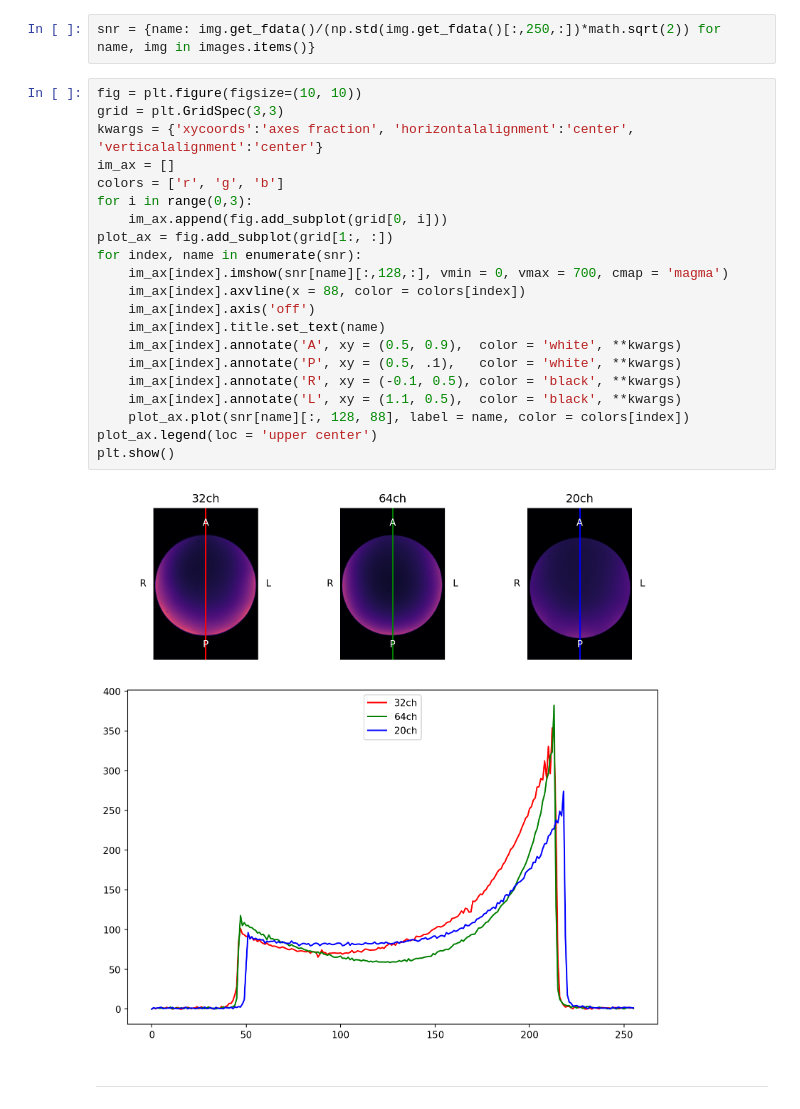
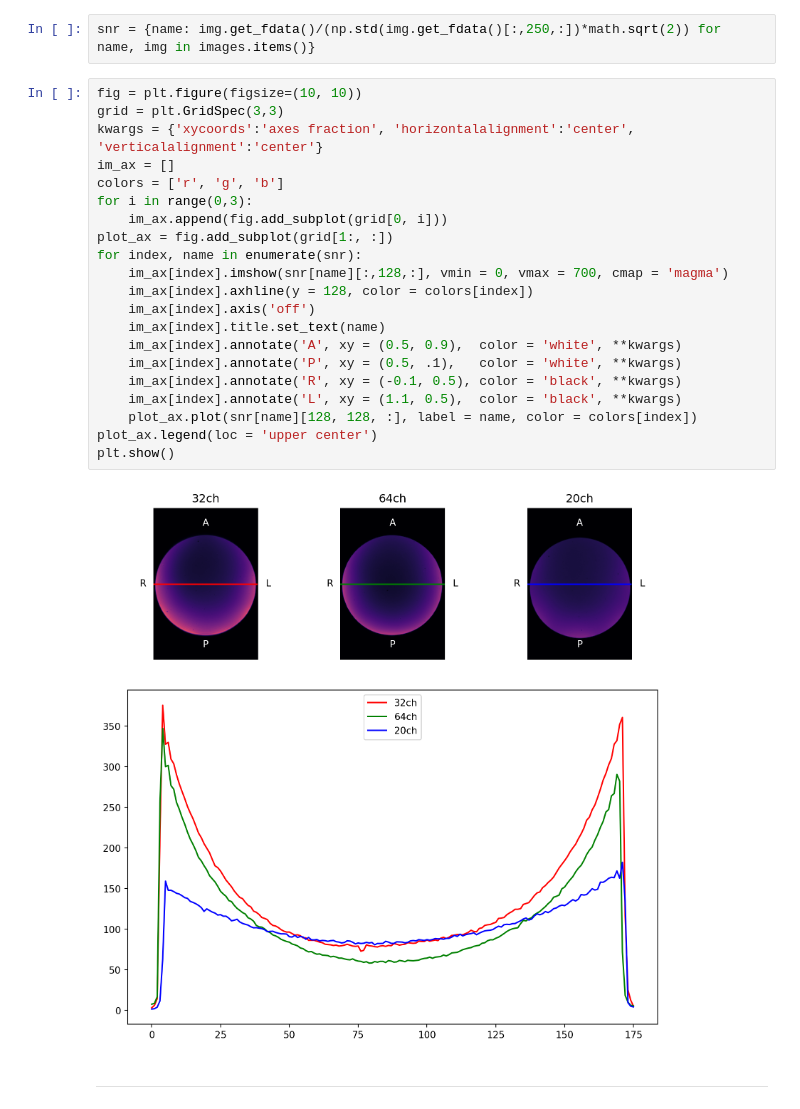
Before and after one commit to Jolinda/presentations, a Jupyter notebook: snr_presentation.ipynb, the cells around one changed output. Cells and saved outputs as stored; diff of their text form.

```diff
--- a/snr_presentation.ipynb
+++ b/snr_presentation.ipynb
@@ -59,26 +59,26 @@ snr = {name: img.get_fdata()/(np.std(img.get_fdata()[:,250,:])*math.sqrt(2)) for
 # %%
 fig = plt.figure(figsize=(10, 10))
 grid = plt.GridSpec(3,3)
 kwargs = {'xycoords':'axes fraction', 'horizontalalignment':'center', 'verticalalignment':'center'}
 im_ax = []
 colors = ['r', 'g', 'b']
 for i in range(0,3):
     im_ax.append(fig.add_subplot(grid[0, i]))
 plot_ax = fig.add_subplot(grid[1:, :])
 for index, name in enumerate(snr):
     im_ax[index].imshow(snr[name][:,128,:], vmin = 0, vmax = 700, cmap = 'magma')
-    im_ax[index].axvline(x = 88, color = colors[index])
+    im_ax[index].axhline(y = 128, color = colors[index])
     im_ax[index].axis('off')
     im_ax[index].title.set_text(name)
     im_ax[index].annotate('A', xy = (0.5, 0.9),  color = 'white', **kwargs)
     im_ax[index].annotate('P', xy = (0.5, .1),   color = 'white', **kwargs)
     im_ax[index].annotate('R', xy = (-0.1, 0.5), color = 'black', **kwargs)
     im_ax[index].annotate('L', xy = (1.1, 0.5),  color = 'black', **kwargs)
-    plot_ax.plot(snr[name][:, 128, 88], label = name, color = colors[index])
+    plot_ax.plot(snr[name][128, 128, :], label = name, color = colors[index])
 plot_ax.legend(loc = 'upper center')
 plt.show()
 # %% [output]
-[figure, old version]
+[figure, new version]
 # %% [markdown]
 ***
 # %% [markdown]
```
Also changed, not shown: parts of 1 cell of this notebook.
